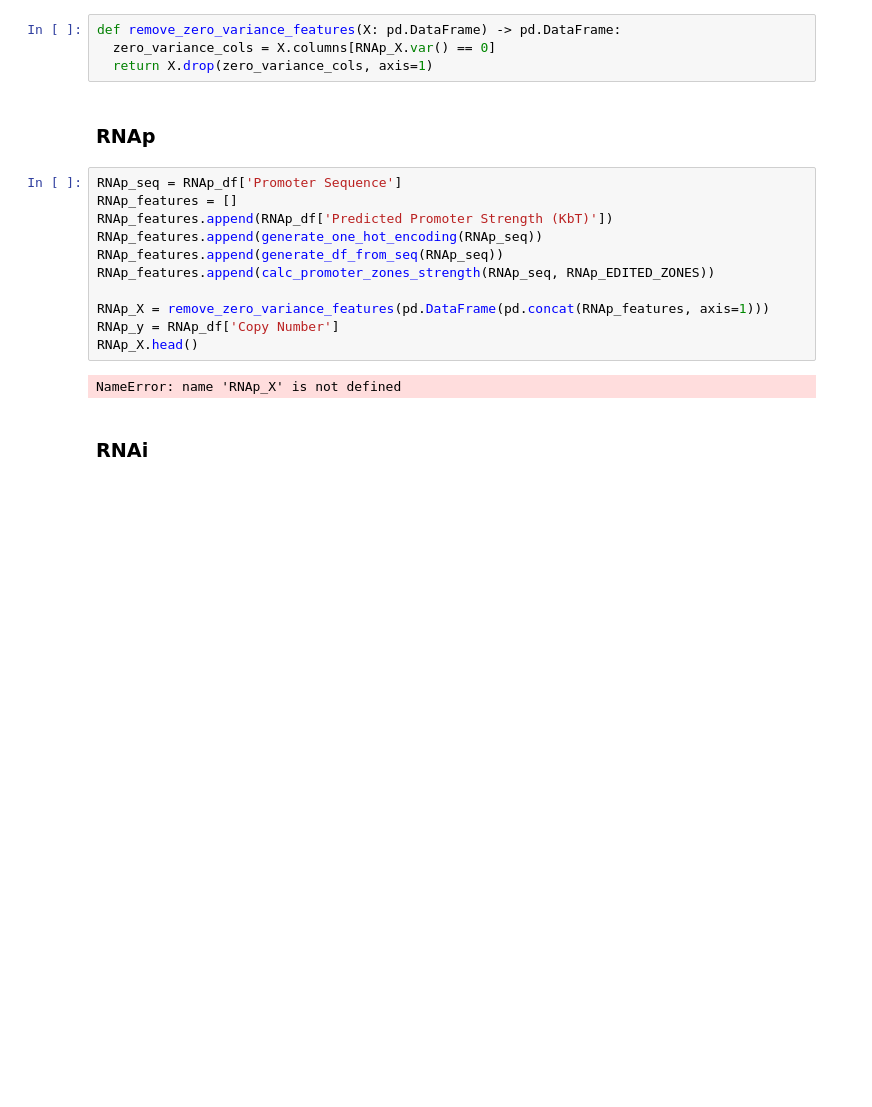
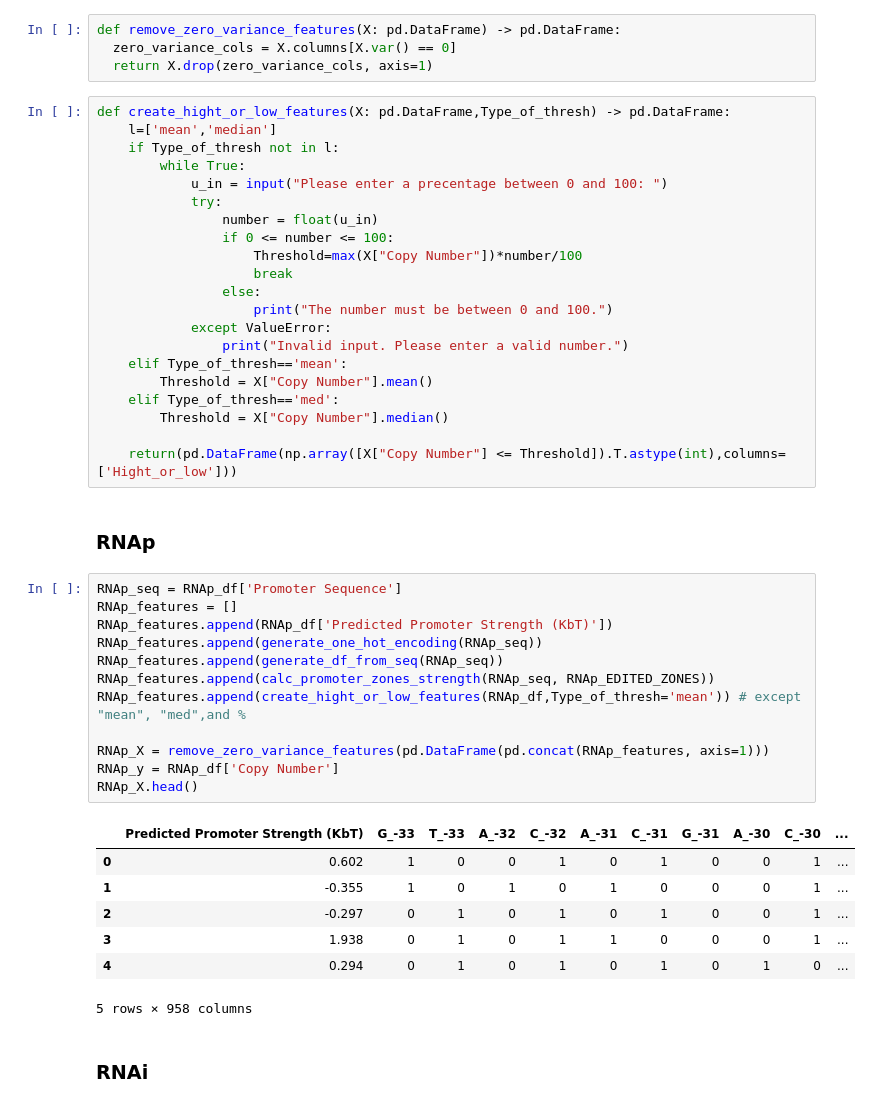
Before and after one commit to igem-tau/copy-number, a Jupyter notebook: py_notebooks/promoter_to_copy_number.ipynb, the cells around one changed output. Saved outputs shown, nothing was run; the diff lists cells and outputs as text; blank space fills up the shorter version.

```diff
--- a/py_notebooks/promoter_to_copy_number.ipynb
+++ b/py_notebooks/promoter_to_copy_number.ipynb
@@ -697,23 +721,51 @@ def calc_promoter_zones_strength(seq: 'pd.Series[str]', zones=List[Tuple[int]])
 ## Concat All Features into One df
 # %%
 def remove_zero_variance_features(X: pd.DataFrame) -> pd.DataFrame:
-  zero_variance_cols = X.columns[RNAp_X.var() == 0]
+  zero_variance_cols = X.columns[X.var() == 0]
   return X.drop(zero_variance_cols, axis=1)
+# %%
+def create_hight_or_low_features(X: pd.DataFrame,Type_of_thresh) -> pd.DataFrame:
+    l=['mean','median']
+    if Type_of_thresh not in l:
+        while True:
+            u_in = input("Please enter a precentage between 0 and 100: ")
+            try:
+                number = float(u_in)
+                if 0 <= number <= 100:
+                    Threshold=max(X["Copy Number"])*number/100
+                    break
+                else:
+                    print("The number must be between 0 and 100.")
+            except ValueError:
+                print("Invalid input. Please enter a valid number.")
+    elif Type_of_thresh=='mean':
+        Threshold = X["Copy Number"].mean()
+    elif Type_of_thresh=='med':
+        Threshold = X["Copy Number"].median()
+
+    return(pd.DataFrame(np.array([X["Copy Number"] <= Threshold]).T.astype(int),columns=['Hight_or_low']))
 # %% [markdown]
 ### RNAp
 # %%
 RNAp_seq = RNAp_df['Promoter Sequence']
 RNAp_features = []
 RNAp_features.append(RNAp_df['Predicted Promoter Strength (KbT)'])
 RNAp_features.append(generate_one_hot_encoding(RNAp_seq))
 RNAp_features.append(generate_df_from_seq(RNAp_seq))
 RNAp_features.append(calc_promoter_zones_strength(RNAp_seq, RNAp_EDITED_ZONES))
+RNAp_features.append(create_hight_or_low_features(RNAp_df,Type_of_thresh='mean')) # except "mean", "med",and %
 
 RNAp_X = remove_zero_variance_features(pd.DataFrame(pd.concat(RNAp_features, axis=1)))
 RNAp_y = RNAp_df['Copy Number']
 RNAp_X.head()
 # %% [output]
+|  | Predicted Promoter Strength (KbT) | G_-33 | T_-33 | A_-32 | C_-32 | A_-31 | C_-31 | G_-31 | A_-30 | C_-30 | ... |
+| 0 | 0.602 | 1 | 0 | 0 | 1 | 0 | 1 | 0 | 0 | 1 | ... |
+| 1 | -0.355 | 1 | 0 | 1 | 0 | 1 | 0 | 0 | 0 | 1 | ... |
+| 2 | -0.297 | 0 | 1 | 0 | 1 | 0 | 1 | 0 | 0 | 1 | ... |
+| 3 | 1.938 | 0 | 1 | 0 | 1 | 1 | 0 | 0 | 0 | 1 | ... |
+| 4 | 0.294 | 0 | 1 | 0 | 1 | 0 | 1 | 0 | 1 | 0 | ... |
-NameError: name 'RNAp_X' is not defined
+5 rows × 958 columns
 # %% [markdown]
 ### RNAi
 # %%
```
Also changed, not shown: parts of 13 cells of this notebook.
